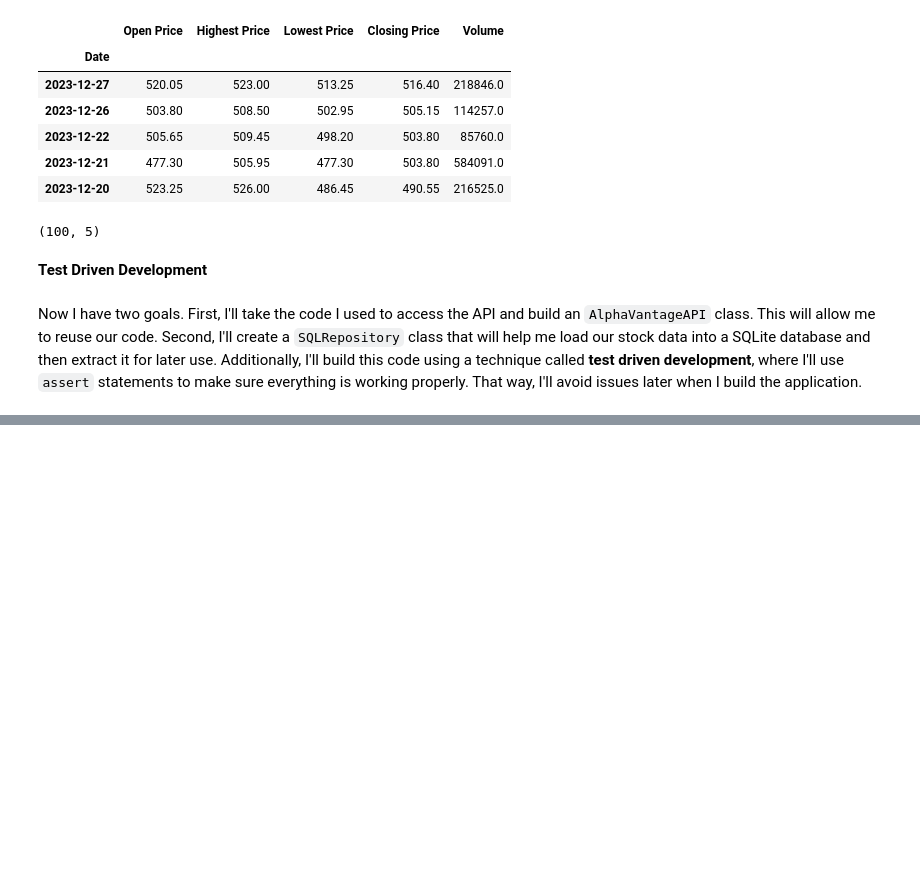
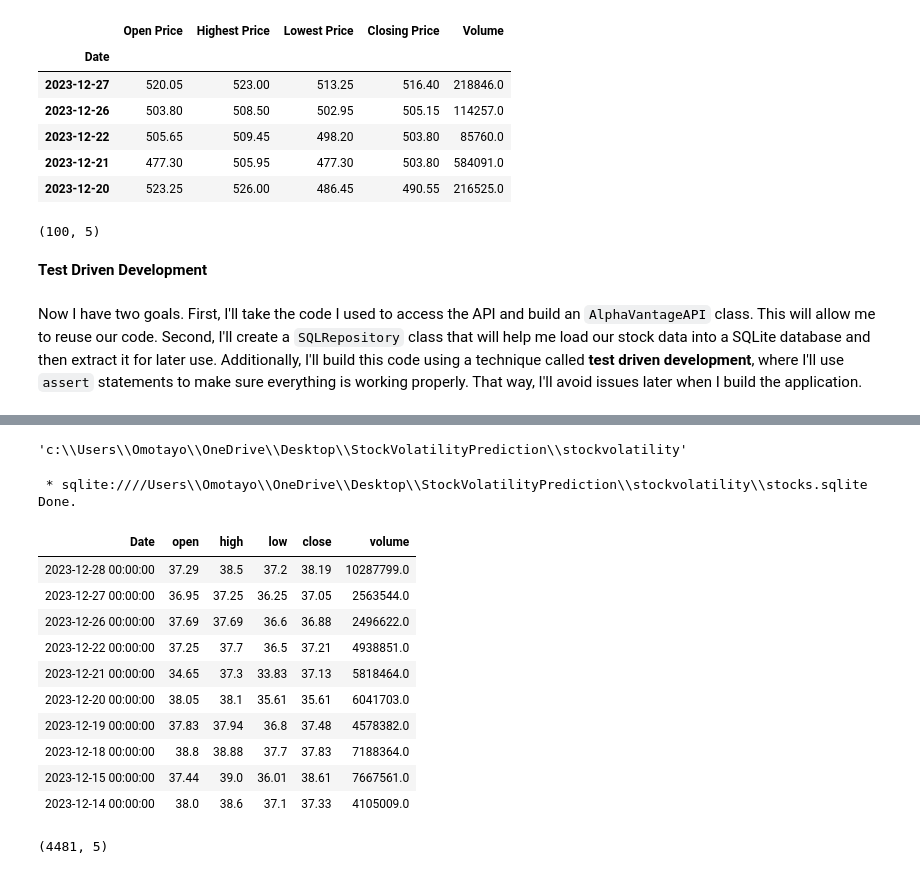
Before and after one commit to OlawoyeTaofeek/StockVolatilityPrediction, a Jupyter notebook: stockvolatility/main.ipynb, the cells around one changed output, grey strips where cells are left out. Cells and saved outputs as stored; diff of their text form; code cells hidden in the pictures; blank space fills up the shorter version.

```diff
--- a/stockvolatility/main.ipynb
+++ b/stockvolatility/main.ipynb
@@ -351,0 +420,4 @@ TypeError: SQLRepository.__init__() takes 0 positional arguments but 1 was given
+# %%
+os.getcwd()
+# %% [output]
+'c:\\Users\\Omotayo\\OneDrive\\Desktop\\StockVolatilityPrediction\\stockvolatility'
@@ -351,0 +426,24 @@ TypeError: SQLRepository.__init__() takes 0 positional arguments but 1 was given
+# %%
+%%sql
+
+SELECT *
+from "SUZLON.BSE"
+limit 10;
+# %% [output]
+ * sqlite:////Users\\Omotayo\\OneDrive\\Desktop\\StockVolatilityPrediction\\stockvolatility\\stocks.sqlite
+Done.
+| Date | open | high | low | close | volume |
+| 2023-12-28 00:00:00 | 37.29 | 38.5 | 37.2 | 38.19 | 10287799.0 |
+| 2023-12-27 00:00:00 | 36.95 | 37.25 | 36.25 | 37.05 | 2563544.0 |
+| 2023-12-26 00:00:00 | 37.69 | 37.69 | 36.6 | 36.88 | 2496622.0 |
+| 2023-12-22 00:00:00 | 37.25 | 37.7 | 36.5 | 37.21 | 4938851.0 |
+| 2023-12-21 00:00:00 | 34.65 | 37.3 | 33.83 | 37.13 | 5818464.0 |
+| 2023-12-20 00:00:00 | 38.05 | 38.1 | 35.61 | 35.61 | 6041703.0 |
+| 2023-12-19 00:00:00 | 37.83 | 37.94 | 36.8 | 37.48 | 4578382.0 |
+| 2023-12-18 00:00:00 | 38.8 | 38.88 | 37.7 | 37.83 | 7188364.0 |
+| 2023-12-15 00:00:00 | 37.44 | 39.0 | 36.01 | 38.61 | 7667561.0 |
+| 2023-12-14 00:00:00 | 38.0 | 38.6 | 37.1 | 37.33 | 4105009.0 |
+# %%
+df_suzlon.shape
+# %% [output]
+(4481, 5)
```
Also changed, not shown: parts of 11 cells of this notebook, 2 other files.
